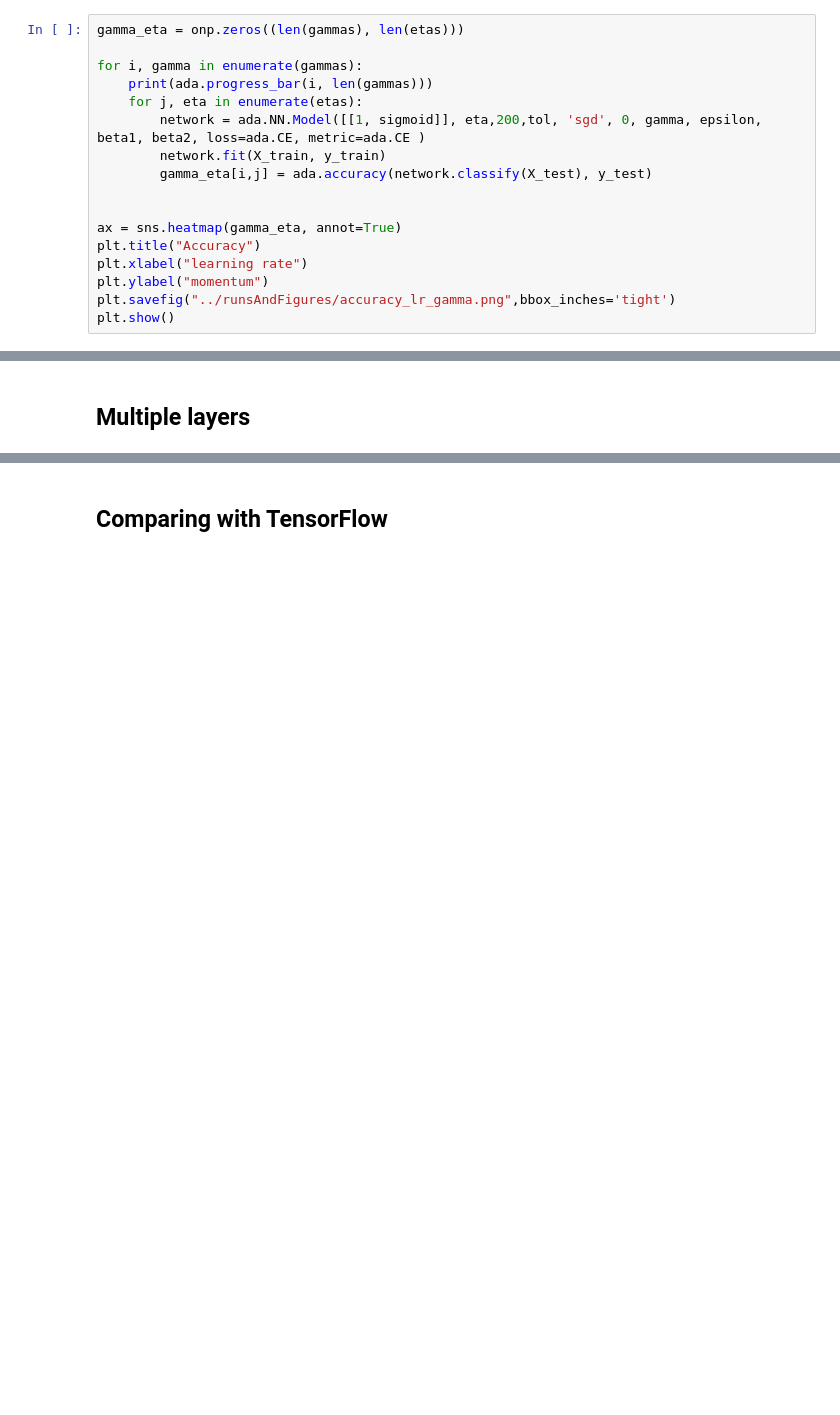
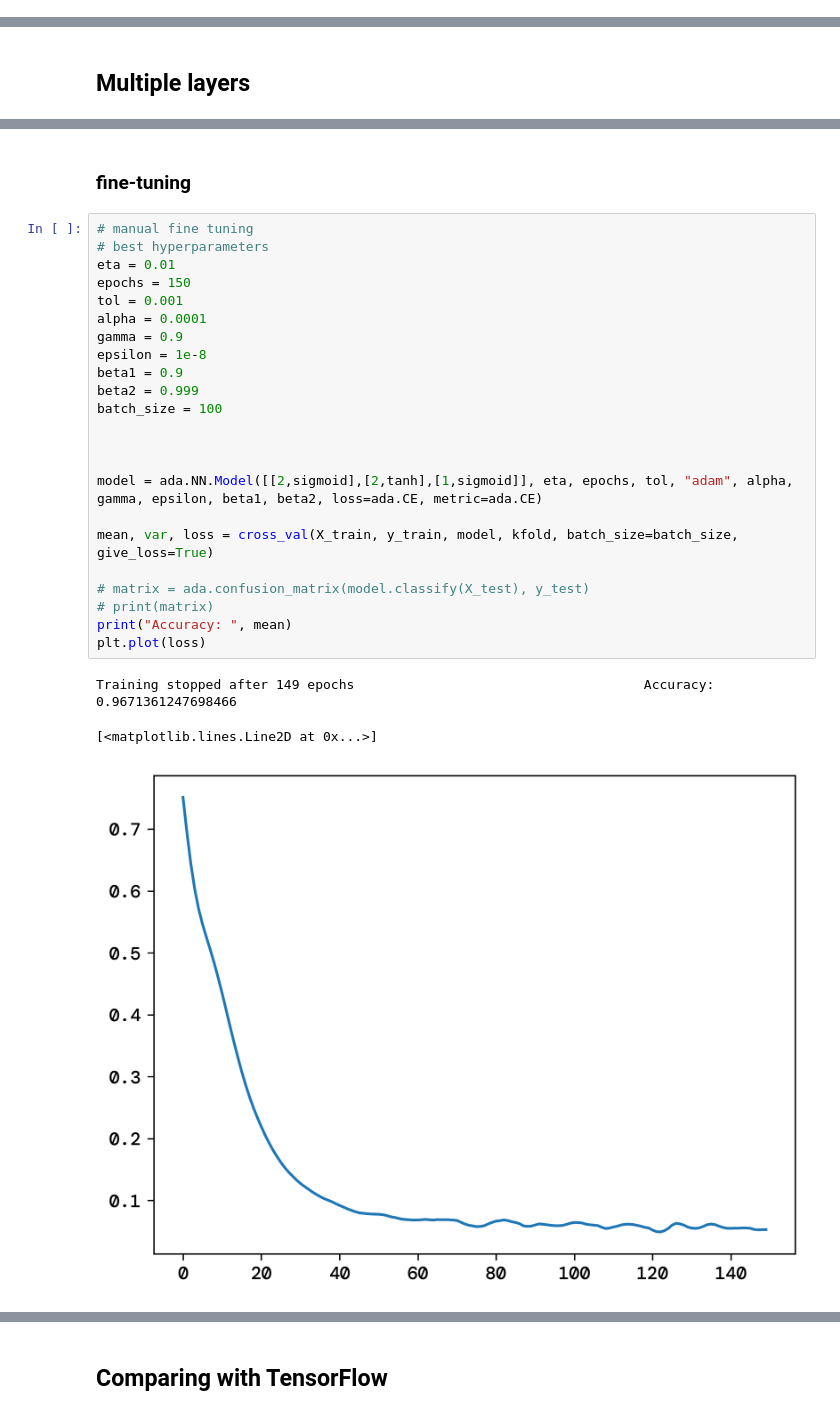
Before and after one commit to bragewiseth/MachineLearningProjects, a Jupyter notebook: project2/src/classification.ipynb, the cells around one changed output, grey strips where cells are left out. Saved outputs shown, nothing was run; the diff lists cells and outputs as text; blank space fills up the shorter version.

```diff
--- a/project2/src/classification.ipynb
+++ b/project2/src/classification.ipynb
@@ -129,19 +133,2 @@ def cross_val(X_train, y_train, X_test, y_test, model, kfold):
 # %% [markdown]
 ### Momentum and learning rate
-# %%
-gamma_eta = onp.zeros((len(gammas), len(etas)))
-
-for i, gamma in enumerate(gammas):
-    print(ada.progress_bar(i, len(gammas)))
-    for j, eta in enumerate(etas):
-        network = ada.NN.Model([[1, sigmoid]], eta,200,tol, 'sgd', 0, gamma, epsilon, beta1, beta2, loss=ada.CE, metric=ada.CE )
-        network.fit(X_train, y_train)
-        gamma_eta[i,j] = ada.accuracy(network.classify(X_test), y_test)
-
-
-ax = sns.heatmap(gamma_eta, annot=True)
-plt.title("Accuracy")
-plt.xlabel("learning rate")
-plt.ylabel("momentum")
-plt.savefig("../runsAndFigures/accuracy_lr_gamma.png",bbox_inches='tight')
-plt.show()
@@ -223,0 +334,29 @@ Training stopped after 99 epochs
+# %% [markdown]
+### fine-tuning
+# %%
+# manual fine tuning
+# best hyperparameters
+eta = 0.01
+epochs = 150
+tol = 0.001
+alpha = 0.0001
+gamma = 0.9
+epsilon = 1e-8
+beta1 = 0.9
+beta2 = 0.999
+batch_size = 100
+
+
+
+model = ada.NN.Model([[2,sigmoid],[2,tanh],[1,sigmoid]], eta, epochs, tol, "adam", alpha, gamma, epsilon, beta1, beta2, loss=ada.CE, metric=ada.CE)
+
+mean, var, loss = cross_val(X_train, y_train, model, kfold, batch_size=batch_size, give_loss=True)
+
+# matrix = ada.confusion_matrix(model.classify(X_test), y_test)
+# print(matrix)
+print("Accuracy: ", mean)
+plt.plot(loss)
+# %% [output]
+Training stopped after 149 epochs                                     Accuracy:  0.9671361247698466
+[<matplotlib.lines.Line2D at 0x...>]
+[figure, added]
```
Also changed, not shown: parts of 21 cells of this notebook, 18 other files.
